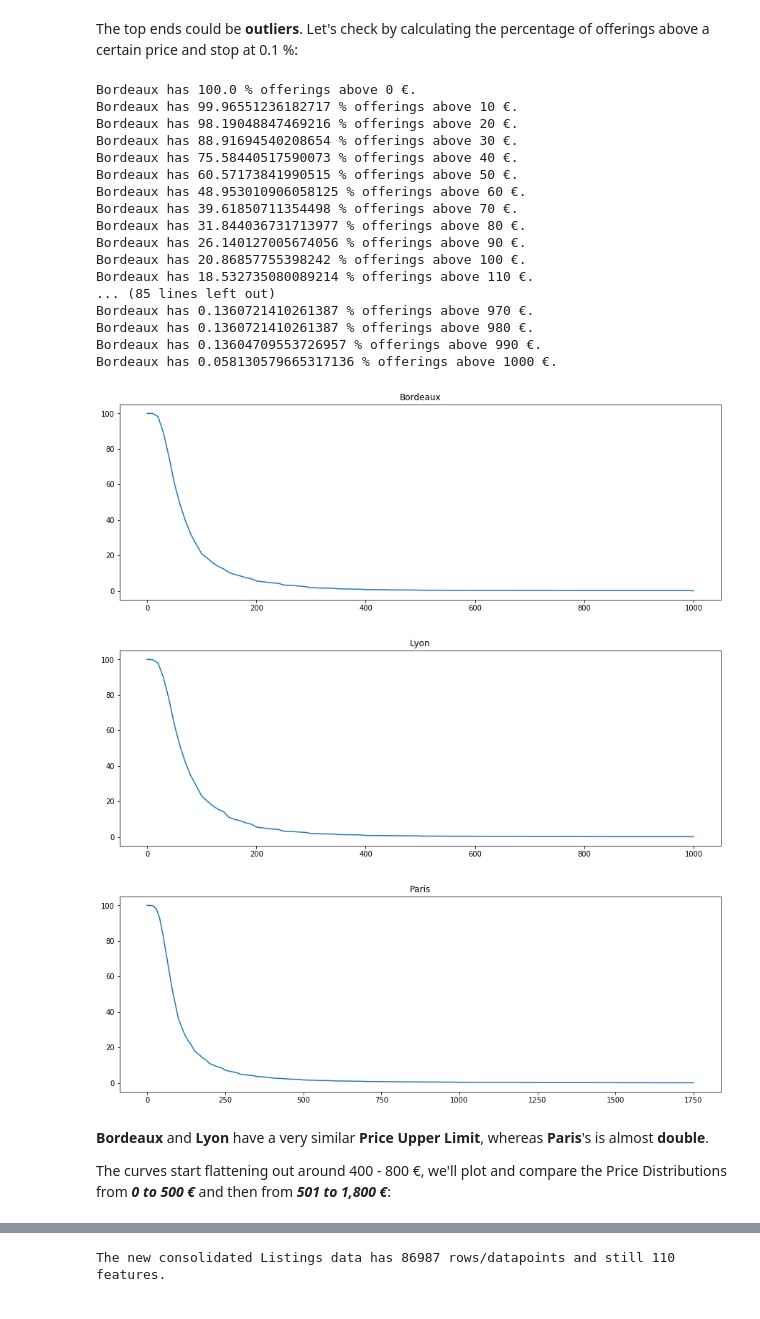
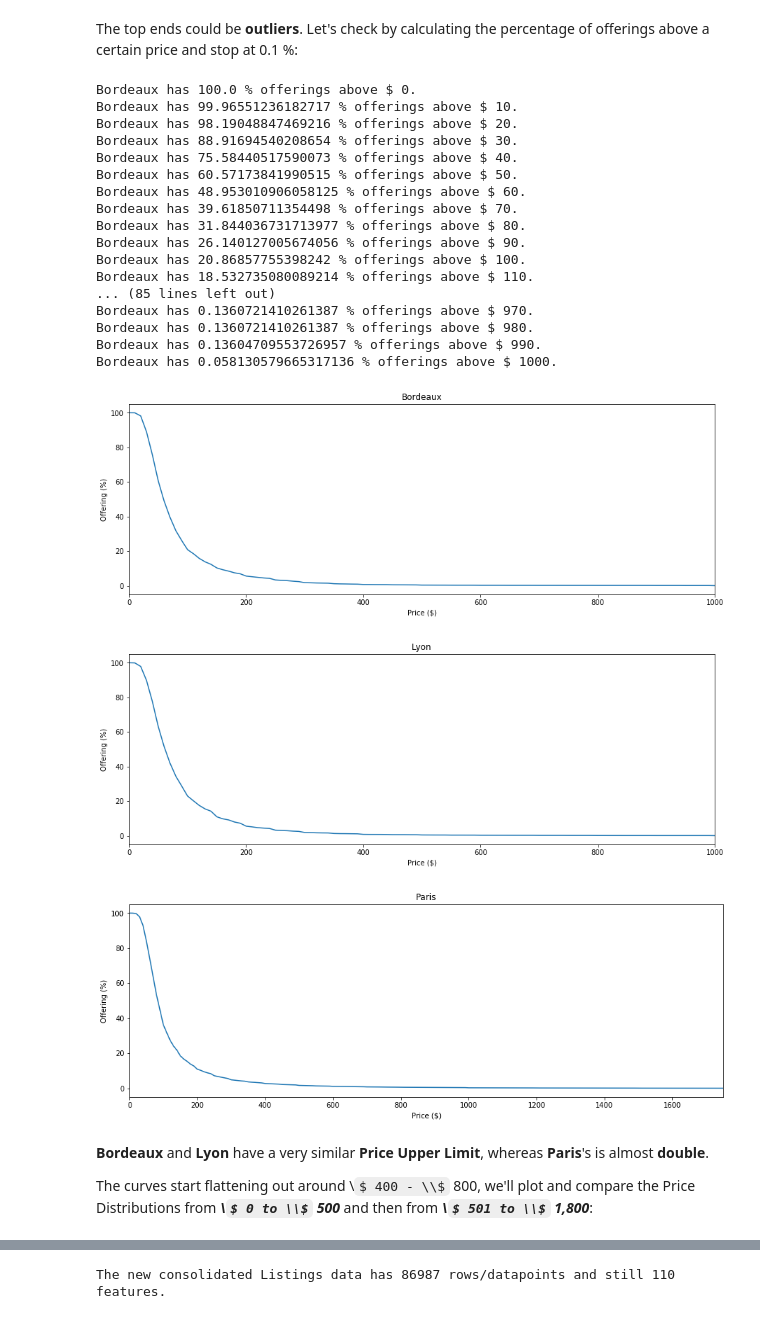
Before and after one commit to ChristopheBunn/Udacity-Data-Scientist-Nanodegree, a Jupyter notebook: Jupyter Notebooks/7 - Introduction to Data Science/Project - Write a Data Science Blog Post/Airbnb_Bordeaux_Lyon_Paris.ipynb, the cells around one changed output, grey strips where cells are left out. Saved outputs shown, nothing was run; the diff lists cells and outputs as text; code cells hidden in the pictures; some formulas as TeX source.

```diff
--- a/Jupyter Notebooks/7 - Introduction to Data Science/Project - Write a Data Science Blog Post/Airbnb_Bordeaux_Lyon_Paris.ipynb
+++ b/Jupyter Notebooks/7 - Introduction to Data Science/Project - Write a Data Science Blog Post/Airbnb_Bordeaux_Lyon_Paris.ipynb
@@ -380,33 +380,35 @@ for price in np.arange(0, 2500, step=10):
     percent = Bx_Price_dist[Bx_Price_dist.index > price].sum() / cal_Bx_clean_prices_df.shape[0] * 100
     prices.append(price)
     percentages.append(percent)
-    print("Bordeaux has {} % offerings above {} €.".format(percent, price))
+    print("Bordeaux has {} % offerings above $ {}.".format(percent, price))
     if percent < 0.1:
         break
 # %% [output]
-Bordeaux has 100.0 % offerings above 0 €.
-Bordeaux has 99.96551236182717 % offerings above 10 €.
-Bordeaux has 98.19048847469216 % offerings above 20 €.
-Bordeaux has 88.91694540208654 % offerings above 30 €.
-Bordeaux has 75.58440517590073 % offerings above 40 €.
-Bordeaux has 60.57173841990515 % offerings above 50 €.
-Bordeaux has 48.953010906058125 % offerings above 60 €.
-Bordeaux has 39.61850711354498 % offerings above 70 €.
-Bordeaux has 31.844036731713977 % offerings above 80 €.
-Bordeaux has 26.140127005674056 % offerings above 90 €.
-Bordeaux has 20.86857755398242 % offerings above 100 €.
-Bordeaux has 18.532735080089214 % offerings above 110 €.
+Bordeaux has 100.0 % offerings above $ 0.
+Bordeaux has 99.96551236182717 % offerings above $ 10.
+Bordeaux has 98.19048847469216 % offerings above $ 20.
+Bordeaux has 88.91694540208654 % offerings above $ 30.
+Bordeaux has 75.58440517590073 % offerings above $ 40.
+Bordeaux has 60.57173841990515 % offerings above $ 50.
+Bordeaux has 48.953010906058125 % offerings above $ 60.
+Bordeaux has 39.61850711354498 % offerings above $ 70.
+Bordeaux has 31.844036731713977 % offerings above $ 80.
+Bordeaux has 26.140127005674056 % offerings above $ 90.
+Bordeaux has 20.86857755398242 % offerings above $ 100.
+Bordeaux has 18.532735080089214 % offerings above $ 110.
 ... (85 lines left out)
-Bordeaux has 0.1360721410261387 % offerings above 970 €.
-Bordeaux has 0.1360721410261387 % offerings above 980 €.
-Bordeaux has 0.13604709553726957 % offerings above 990 €.
-Bordeaux has 0.058130579665317136 % offerings above 1000 €.
+Bordeaux has 0.1360721410261387 % offerings above $ 970.
+Bordeaux has 0.1360721410261387 % offerings above $ 980.
+Bordeaux has 0.13604709553726957 % offerings above $ 990.
+Bordeaux has 0.058130579665317136 % offerings above $ 1000.
 # %%
 percentage_curve = pd.Series(index=prices, data=percentages)
 (percentage_curve).plot(figsize=(15, 5));
 plt.title("Bordeaux");
+plt.xlabel("Price ($)");
+plt.ylabel("Offering (%)");
 # %% [output]
-[figure, old version]
+[figure, new version]
 # %%
 Ly_values = [0] * 25001
 Ly_Price_dist = pd.Series(index=indices, data=Ly_values)
@@ -422,14 +424,16 @@ for price in np.arange(0, 25000, step=10):
     percent = Ly_Price_dist[Ly_Price_dist.index > price].sum() / cal_Ly_clean_prices_df.shape[0] * 100
     prices.append(price)
     percentages.append(percent)
-    #print("Lyon has {} % offerings above {} €.".format(percent, price))
+    #print("Lyon has {} % offerings above $ {}.".format(percent, price))
     if percent < 0.1:
         break
 percentage_curve = pd.Series(index=prices, data=percentages)
 (percentage_curve).plot(figsize=(15, 5));
 plt.title("Lyon");
+plt.xlabel("Price ($)");
+plt.ylabel("Offering (%)");
 # %% [output]
-[figure, old version]
+[figure, new version]
 # %%
 Pa_values = [0] * 25001
 Pa_Price_dist = pd.Series(index=indices, data=Pa_values)
@@ -445,18 +449,20 @@ for price in np.arange(0, 25000, step=10):
     percent = Pa_Price_dist[Pa_Price_dist.index > price].sum() / cal_Pa_clean_prices_df.shape[0] * 100
     prices.append(price)
     percentages.append(percent)
-    #print("Paon has {} % offerings above {} €.".format(percent, price))
+    #print("Paon has {} % offerings above $ {}.".format(percent, price))
     if percent < 0.1:
         break
 percentage_curve = pd.Series(index=prices, data=percentages)
 (percentage_curve).plot(figsize=(15, 5));
 plt.title("Paris");
+plt.xlabel("Price ($)");
+plt.ylabel("Offering (%)");
 # %% [output]
-[figure, old version]
+[figure, new version]
 # %% [markdown]
 **Bordeaux** and **Lyon** have a very similar **Price Upper Limit**, whereas **Paris**'s is almost **double**.
 
-The curves start flattening out around 400 - 800 €, we'll plot and compare the Price Distributions from ***0 to 500 €*** and then from ***501 to 1,800 €***:
+The curves start flattening out around \\$ 400 - \\$ 800, we'll plot and compare the Price Distributions from ***\\$ 0 to \\$ 500*** and then from ***\\$ 501 to \\$ 1,800***:
 # %%
 #(Bx_Price_dist[:1000]/cal_Bx_clean_prices_df.shape[0]).plot(kind="bar", figsize=(15, 5));
 (Bx_Price_dist[:500]).plot(kind="bar", figsize=(15, 5));
```
Also changed, not shown: parts of 21 cells of this notebook, 1 other file.
